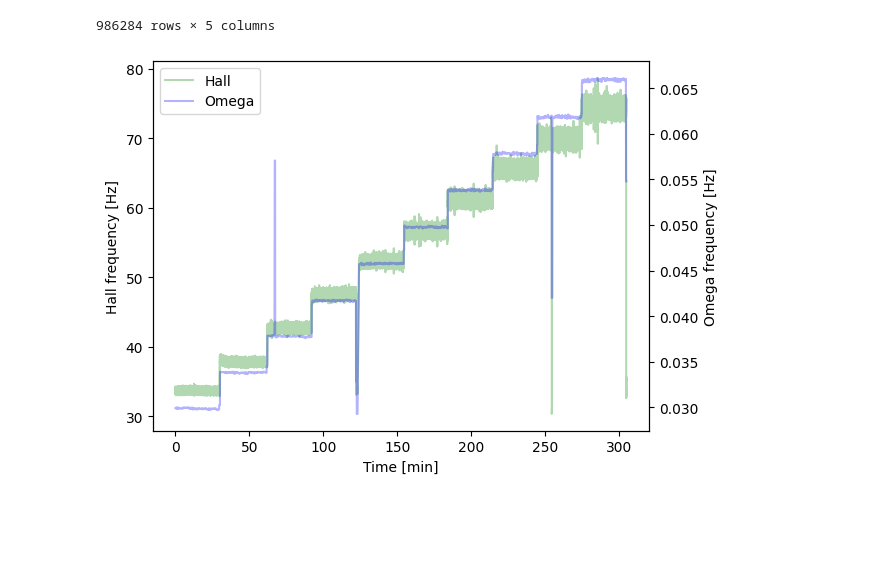
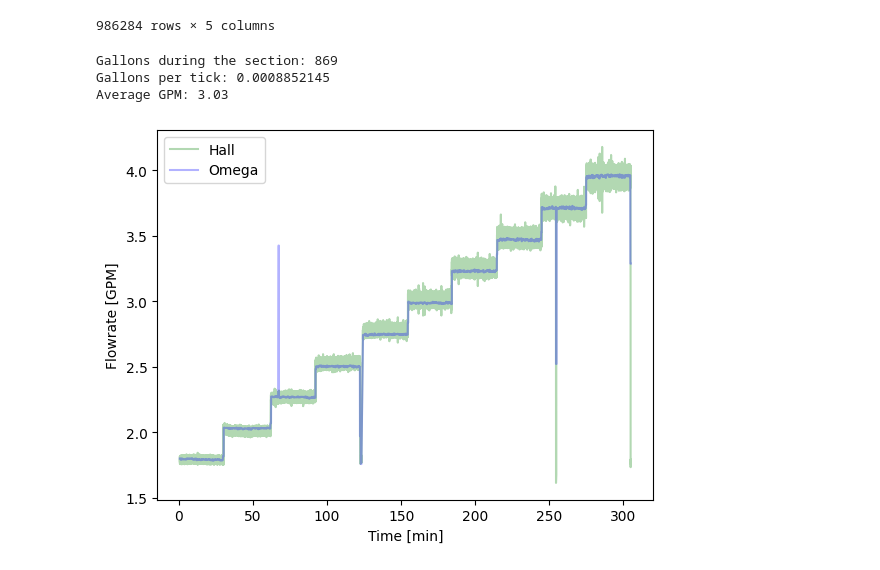
Before and after one commit to thdfw/gwks, a Jupyter notebook: pico/flowmeter/flow_data_analysis/simple_analysis.ipynb, the cells around one changed output. Saved outputs shown, nothing was run; the diff lists cells and outputs as text; code cells hidden in the pictures; blank space fills up the shorter version.

Commit message:
Single gallons per tick metric working well

```diff
--- a/pico/flowmeter/flow_data_analysis/simple_analysis.ipynb
+++ b/pico/flowmeter/flow_data_analysis/simple_analysis.ipynb
@@ -94,18 +89,40 @@ df = df[df.hall_frequency>30]
+# %%
+# Filter out errors
+df = df[df.omega_frequency<0.1]
+df = df[df.omega_frequency>0.01]
+df = df[df.hall_frequency>30]
+
+# Crop between the first and last Omega ticks
+first_omega_tick = list(df[df.sensor=='Omega'].time)[0]
+last_omega_tick = list(df[df.sensor=='Omega'].time)[-1]
+df = df[df.time>=first_omega_tick]
+df = df[df.time<=last_omega_tick]
+
+# Count the gallons per tick
+gallons = len(df[df.sensor=='Omega'])
+print(f'Gallons during the section: {round(gallons,1)}')
+hall_gallons_per_tick = gallons / len(df[df.sensor=='Hall'])
+print(f'Gallons per tick: {round(hall_gallons_per_tick,10)}')
+print(f"Average GPM: {round(60*np.mean(df[df.sensor=='Omega'].omega_frequency),2)}")
+
+df['hall_GPM'] = df['hall_frequency'] * hall_gallons_per_tick * 60
+df['omega_GPM'] = df['omega_frequency'] * 1 * 60
+# %% [output]
+Gallons during the section: 869
+Gallons per tick: 0.0008852145
+Average GPM: 3.03
 # %%
 # Plot results
 fig, ax = plt.subplots(1,1)
-ax2 = ax.twinx()
-ax.plot(list(df.time_min), list(df.hall_frequency), alpha=0.3, label=f'Hall', color='green')
-ax2.plot(list(df.time_min), list(df.omega_frequency), alpha=0.3, label=f'Omega', color='blue')
-ax.set_ylabel('Hall frequency [Hz]')
-ax2.set_ylabel('Omega frequency [Hz]')
+ax.plot(list(df.time_min), list(df.hall_GPM), alpha=0.3, label=f'Hall', color='green')
+ax.plot(list(df.time_min), list(df.omega_GPM), alpha=0.3, label=f'Omega', color='blue')
+ax.set_ylabel('Flowrate [GPM]')
 ax.set_xlabel('Time [min]')
 lines1, labels1 = ax.get_legend_handles_labels()
-lines2, labels2 = ax2.get_legend_handles_labels()
-ax.legend(lines1 + lines2, labels1 + labels2)
+ax.legend()
 plt.show()
 # %% [output]
-[figure, old version]
+[figure, new version]
 # %%
 df_backup = df
 
```
Also changed, not shown: parts of 3 cells of this notebook.
